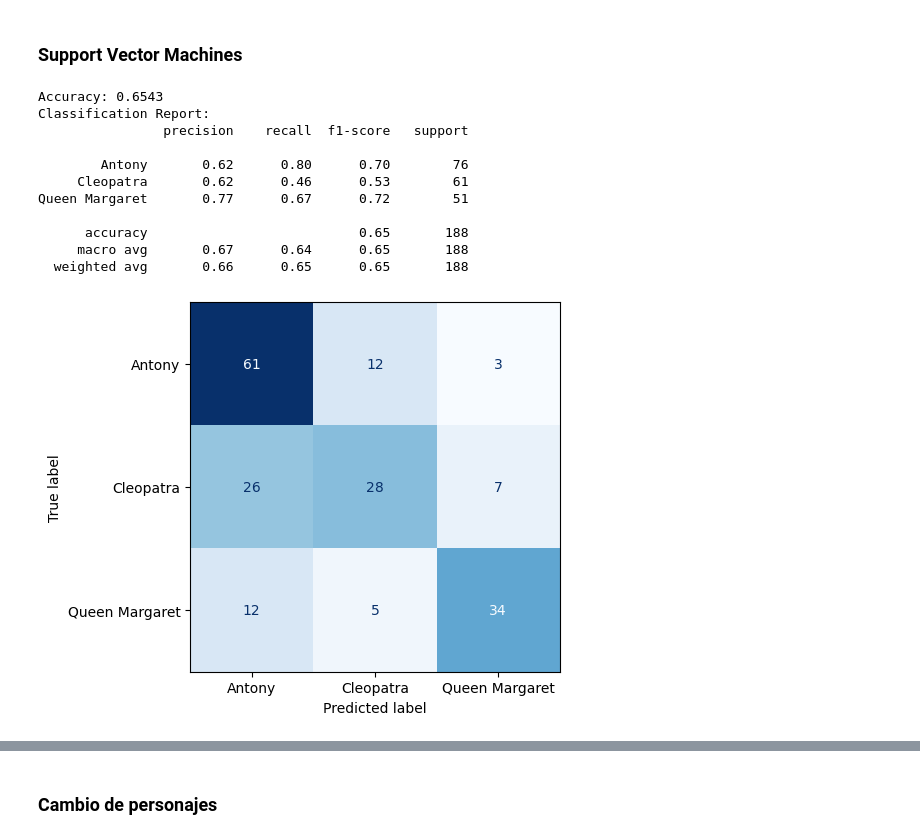
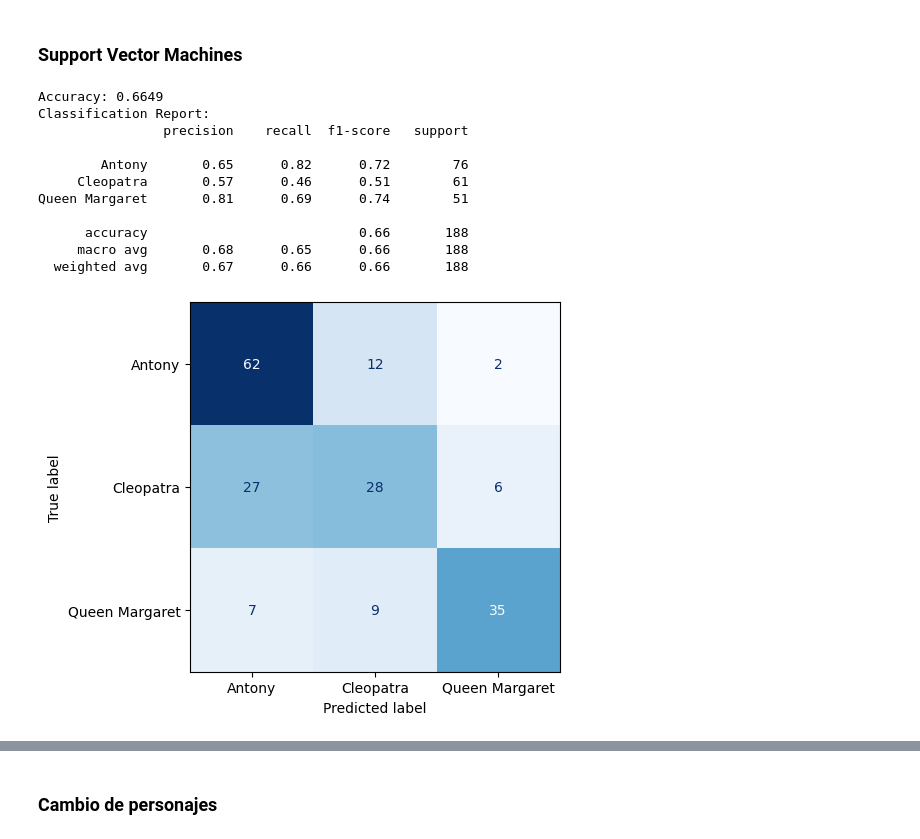
Before and after one commit to MariaEugenia/IntroCD, a Jupyter notebook: Tarea_2/shakespeare_tarea_2.ipynb, the cells around one changed output, grey strips where cells are left out. Drawn from its saved outputs; the diff is of its cells as text; code cells hidden in the pictures.

```diff
--- a/Tarea_2/shakespeare_tarea_2.ipynb
+++ b/Tarea_2/shakespeare_tarea_2.ipynb
@@ -685,41 +809,40 @@ disp.plot(cmap='Blues', colorbar=False)
 from sklearn.svm import LinearSVC
 from sklearn.metrics import classification_report, accuracy_score, confusion_matrix, ConfusionMatrixDisplay
 
-
-count_vect = CountVectorizer(stop_words='english', ngram_range=(1,2))
+count_vect = CountVectorizer(stop_words='english', ngram_range=(1,1))
 X_train_counts = count_vect.fit_transform(X_train)
 X_test_counts = count_vect.transform(X_test)
 
 tfidf_transformer = TfidfTransformer(use_idf=True)
 X_train_tfidf = tfidf_transformer.fit_transform(X_train_counts)
 X_test_tfidf = tfidf_transformer.transform(X_test_counts)
 
 svc_clf = LinearSVC()
 svc_clf.fit(X_train_tfidf, y_train)
 
 y_pred_test_svc = svc_clf.predict(X_test_tfidf)
 accuracy_svc = accuracy_score(y_test, y_pred_test_svc)
 print(f'Accuracy: {accuracy_svc:.4f}')
 
 print("Classification Report:")
 print(classification_report(y_test, y_pred_test_svc, target_names=svc_clf.classes_))
 
 
 cm_test_svc = confusion_matrix(y_test, y_pred_test_svc)
 disp_svc = ConfusionMatrixDisplay(confusion_matrix=cm_test_svc, display_labels=svc_clf.classes_)
 disp_svc.plot(cmap='Blues', colorbar=False)
 
 plt.show()
 # %% [output]
-Accuracy: 0.6543
+Accuracy: 0.6649
 Classification Report:
                 precision    recall  f1-score   support
 
-        Antony       0.62      0.80      0.70        76
-     Cleopatra       0.62      0.46      0.53        61
-Queen Margaret       0.77      0.67      0.72        51
+        Antony       0.65      0.82      0.72        76
+     Cleopatra       0.57      0.46      0.51        61
+Queen Margaret       0.81      0.69      0.74        51
 
-      accuracy                           0.65       188
-     macro avg       0.67      0.64      0.65       188
-  weighted avg       0.66      0.65      0.65       188
+      accuracy                           0.66       188
+     macro avg       0.68      0.65      0.66       188
+  weighted avg       0.67      0.66      0.66       188
-[figure, old version]
+[figure, new version]
```
Also changed, not shown: parts of 27 cells of this notebook, 2 other files.
